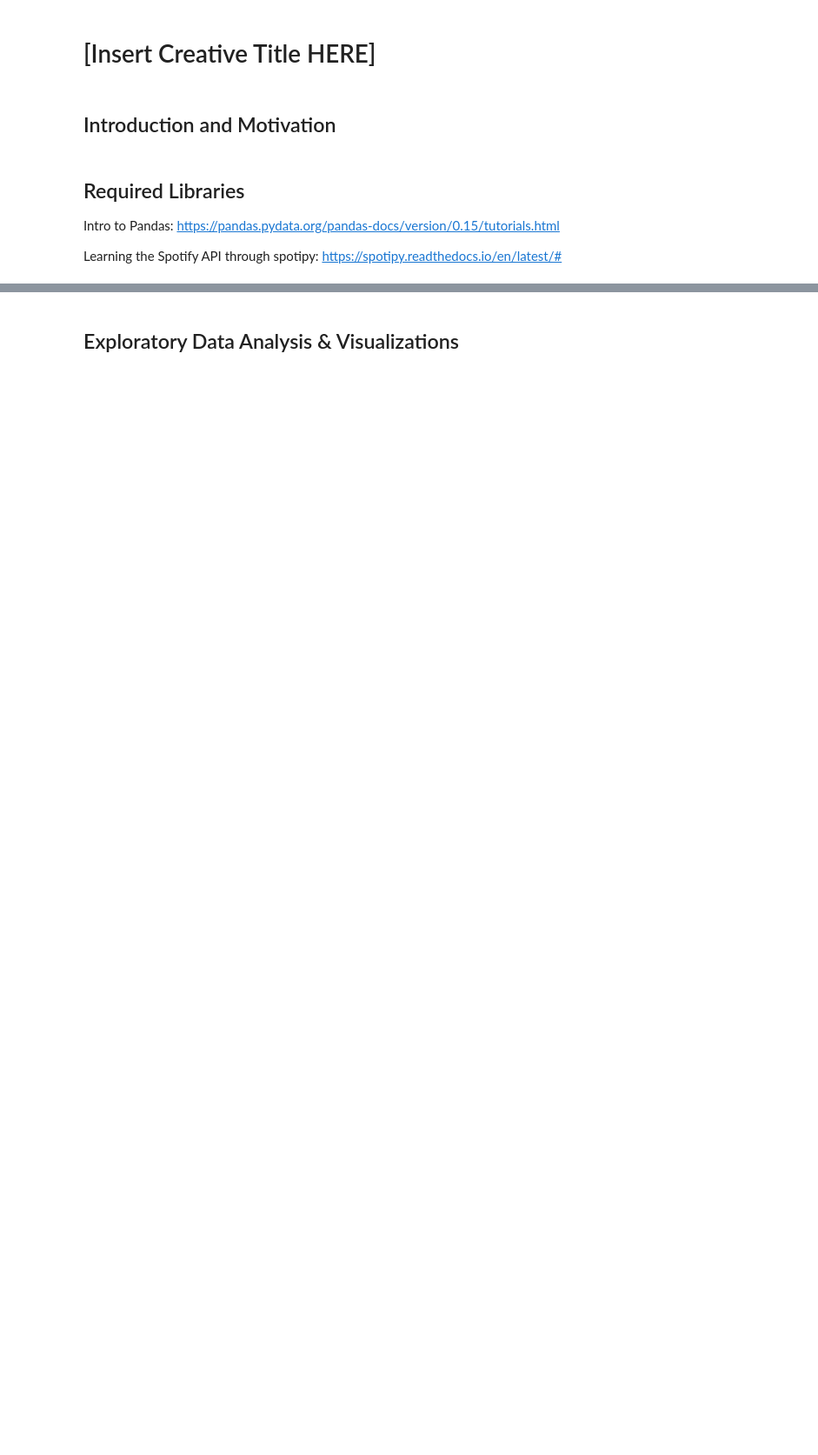
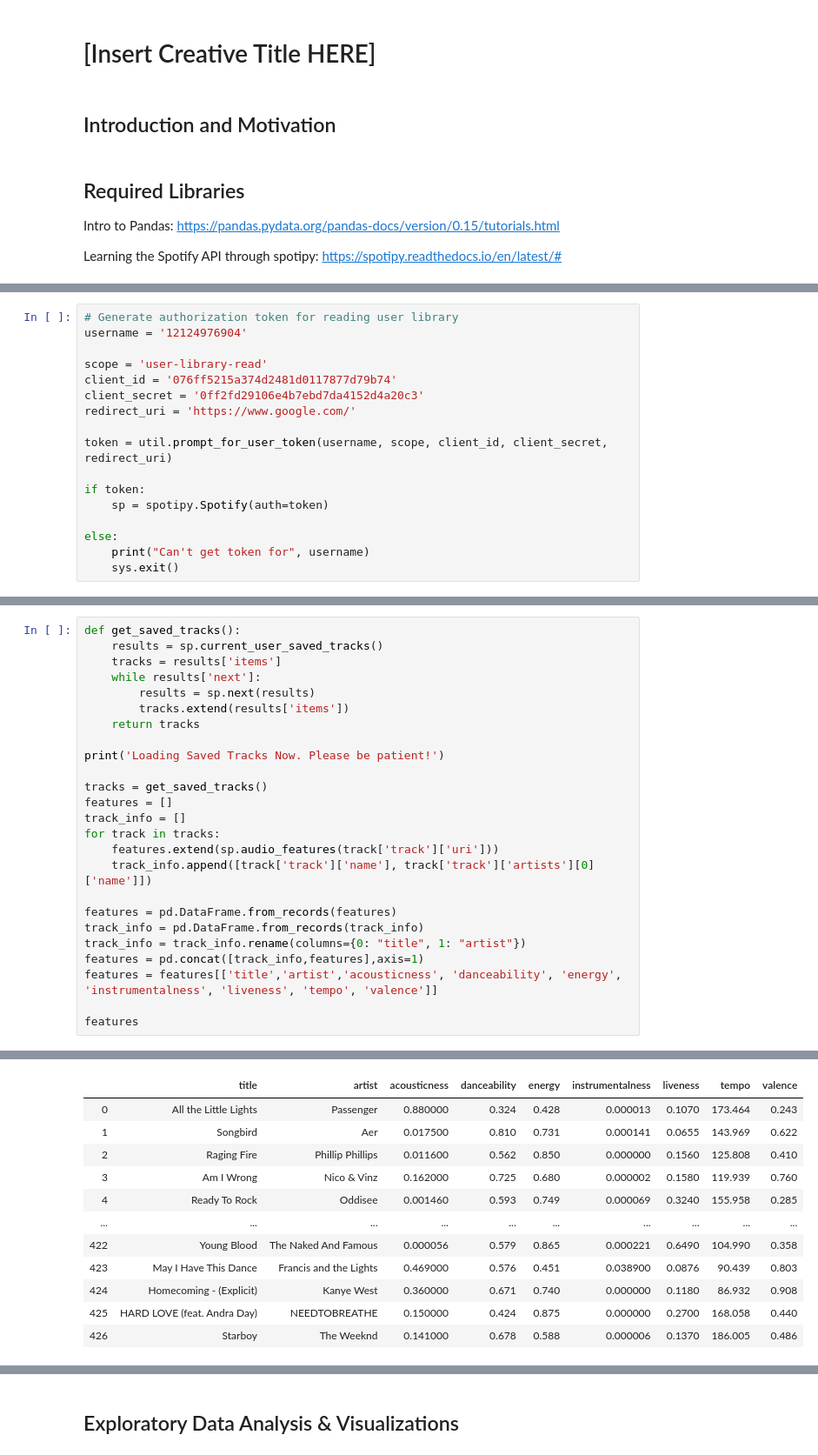
Before and after one commit to oikheloa/oikheloa.github.io, a Jupyter notebook: Final/CMSC320_Final_Project.ipynb, the cells around one changed output, grey strips where cells are left out. Shown at 87% size. Cells and saved outputs as stored; diff of their text form; blank space fills up the shorter version.

```diff
--- a/Final/CMSC320_Final_Project.ipynb
+++ b/Final/CMSC320_Final_Project.ipynb
@@ -23 +29,18 @@ import seaborn
+# %%
+# Generate authorization token for reading user library
+username = '12124976904'
+
+scope = 'user-library-read'
+client_id = '076ff5215a374d2481d0117877d79b74'
+client_secret = '0ff2fd29106e4b7ebd7da4152d4a20c3'
+redirect_uri = 'https://www.google.com/'
+
+token = util.prompt_for_user_token(username, scope, client_id, client_secret, redirect_uri)
+
+if token:
+    sp = spotipy.Spotify(auth=token)
+
+else:
+    print("Can't get token for", username)
+    sys.exit()
 # %% [markdown]
@@ -101,0 +52,26 @@ Username: 12124976904
+# %%
+def get_saved_tracks():
+    results = sp.current_user_saved_tracks()
+    tracks = results['items']
+    while results['next']:
+        results = sp.next(results)
+        tracks.extend(results['items'])
+    return tracks
+
+print('Loading Saved Tracks Now. Please be patient!')
+
+tracks = get_saved_tracks()
+features = []
+track_info = []
+for track in tracks:
+    features.extend(sp.audio_features(track['track']['uri']))
+    track_info.append([track['track']['name'], track['track']['artists'][0]['name']])
+
+features = pd.DataFrame.from_records(features)
+track_info = pd.DataFrame.from_records(track_info)
+track_info = track_info.rename(columns={0: "title", 1: "artist"})
+features = pd.concat([track_info,features],axis=1)
+features = features[['title','artist','acousticness', 'danceability', 'energy', 'instrumentalness', 'liveness', 'tempo', 'valence']]
+
+features
+# %% [output]
@@ -101,0 +83,12 @@ Username: 12124976904
+|  | title | artist | acousticness | danceability | energy | instrumentalness | liveness | tempo | valence |
+| 0 | All the Little Lights | Passenger | 0.880000 | 0.324 | 0.428 | 0.000013 | 0.1070 | 173.464 | 0.243 |
+| 1 | Songbird | Aer | 0.017500 | 0.810 | 0.731 | 0.000141 | 0.0655 | 143.969 | 0.622 |
+| 2 | Raging Fire | Phillip Phillips | 0.011600 | 0.562 | 0.850 | 0.000000 | 0.1560 | 125.808 | 0.410 |
+| 3 | Am I Wrong | Nico & Vinz | 0.162000 | 0.725 | 0.680 | 0.000002 | 0.1580 | 119.939 | 0.760 |
+| 4 | Ready To Rock | Oddisee | 0.001460 | 0.593 | 0.749 | 0.000069 | 0.3240 | 155.958 | 0.285 |
+| ... | ... | ... | ... | ... | ... | ... | ... | ... | ... |
+| 422 | Young Blood | The Naked And Famous | 0.000056 | 0.579 | 0.865 | 0.000221 | 0.6490 | 104.990 | 0.358 |
+| 423 | May I Have This Dance | Francis and the Lights | 0.469000 | 0.576 | 0.451 | 0.038900 | 0.0876 | 90.439 | 0.803 |
+| 424 | Homecoming - (Explicit) | Kanye West | 0.360000 | 0.671 | 0.740 | 0.000000 | 0.1180 | 86.932 | 0.908 |
+| 425 | HARD LOVE (feat. Andra Day) | NEEDTOBREATHE | 0.150000 | 0.424 | 0.875 | 0.000000 | 0.2700 | 168.058 | 0.440 |
+| 426 | Starboy | The Weeknd | 0.141000 | 0.678 | 0.588 | 0.000006 | 0.1370 | 186.005 | 0.486 |
```
Also changed, not shown: parts of 16 cells of this notebook, 6 other files.
